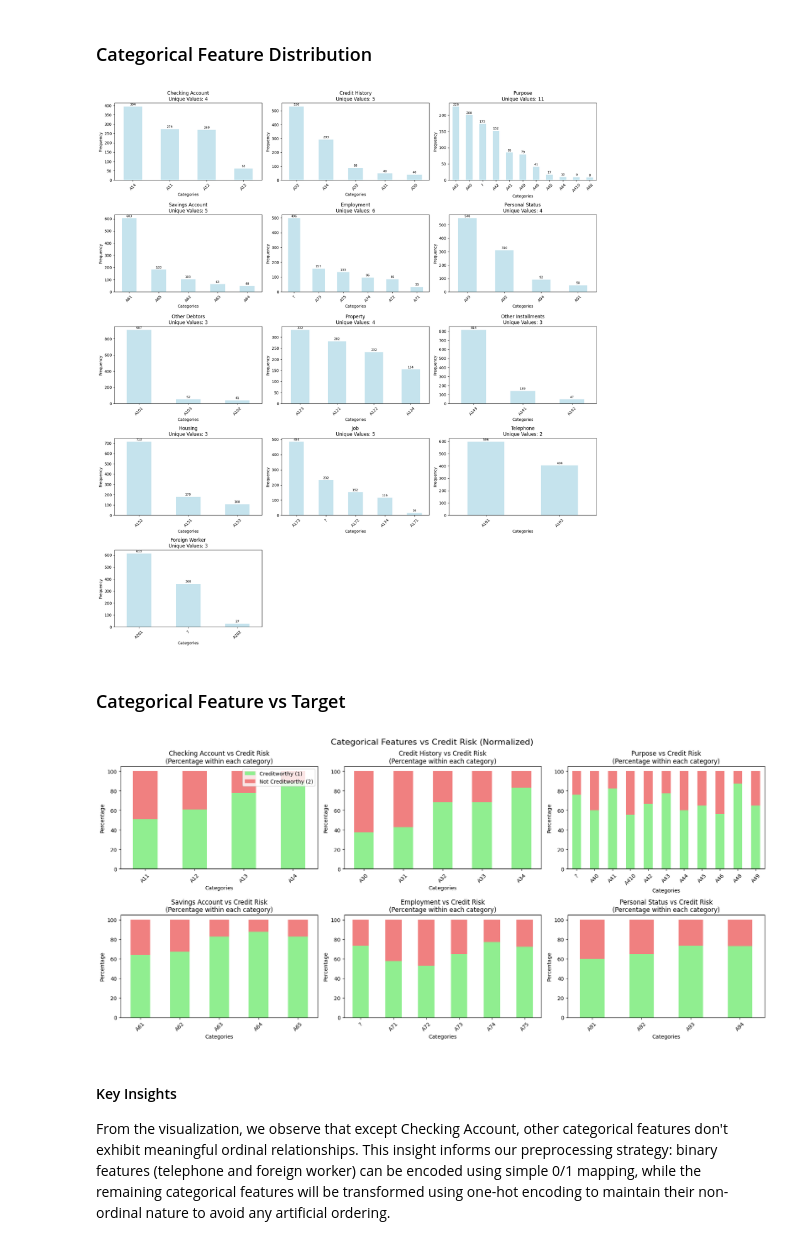
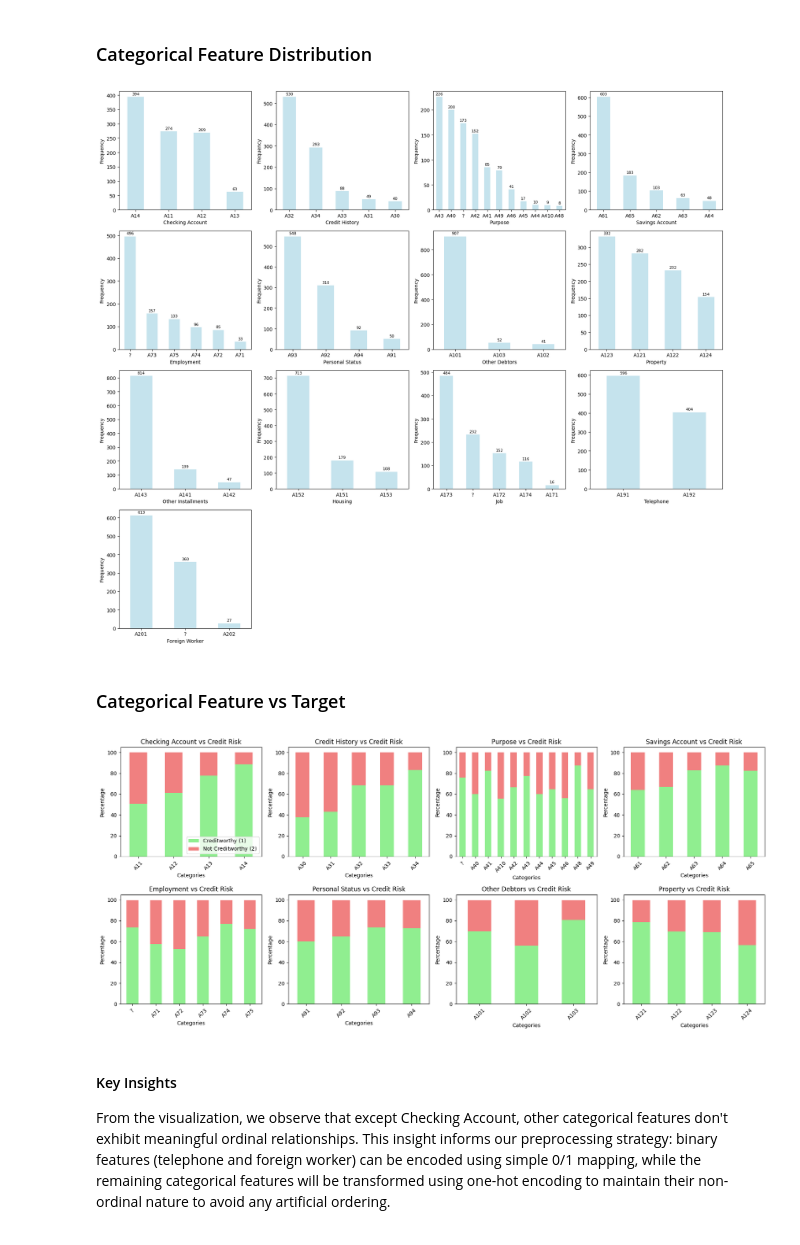
Before and after one commit to lam1aa/ML, a Jupyter notebook: credit_risk.ipynb, the cells around one changed output. Saved outputs shown, nothing was run; the diff lists cells and outputs as text; code cells hidden in the pictures.

```diff
--- a/credit_risk.ipynb
+++ b/credit_risk.ipynb
@@ -196,7 +185,7 @@ Categorical features (13): ['checking_account', 'credit_history', 'purpose', 'sa
 # %% [markdown]
 ### Numerical Feature Distribution
 # %%
-fig, axes = plt.subplots(3, 3, figsize=(18, 15))
+fig, axes = plt.subplots(2, 4, figsize=(18, 8))
 axes = axes.flatten()
 
 for i, feature in enumerate(numerical_features):
@@ -207,7 +196,7 @@ for i, feature in enumerate(numerical_features):
         feature_data = data[feature]
 
         # Histogram
-        ax.hist(feature_data, bins=20, alpha=0.7, color='Skyblue', edgecolor='black')
+        ax.hist(feature_data, bins=20, alpha=0.7, color='Skyblue', edgecolor='gray')
         ax.set_xlabel(feature.replace('_', ' ').title())
         ax.set_ylabel('Frequency')
 
@@ -231,7 +220,7 @@ Duration, credit_amount, and age indicate right-skewed distributions. These cont
 ### Categorical Feature Distribution
 # %%
 n_categorical = len(categorical_features)
-n_cols = 3
+n_cols = 4
 n_rows = (n_categorical + n_cols - 1) // n_cols
 
 fig, axes = plt.subplots(n_rows, n_cols, figsize=(18, 4 * n_rows))
@@ -246,10 +235,9 @@ for i, feature in enumerate(categorical_features):
 
         # Bar plot
         feature_counts.plot(kind='bar', ax=ax, color='lightblue', alpha=0.7)
-        ax.set_title(f'{feature.replace("_", " ").title()}\nUnique Values: {data[feature].nunique()}')
-        ax.set_xlabel('Categories')
+        ax.set_xlabel(f'{feature.replace("_", " ").title()}')
         ax.set_ylabel('Frequency')
-        ax.tick_params(axis='x', rotation=45)
+        ax.tick_params(axis='x', rotation=0)
 
         # Add value counts on bars
         for j, (category, count) in enumerate(feature_counts.items()):
@@ -263,37 +251,36 @@ for i in range(len(categorical_features), len(axes)):
 plt.tight_layout()
 plt.show()
 # %% [output]
-[figure, old version]
+[figure, new version]
 # %% [markdown]
 ### Categorical Feature vs Target
 # %%
-fig, axes = plt.subplots(2, 3, figsize=(18,8))
+fig, axes = plt.subplots(2, 4, figsize=(18,8))
 axes = axes.flatten()
 
 for i, feature in enumerate(categorical_features):
     if i < len(axes):
         ax = axes[i]
 
         # Create stacked bar chart
         cross_tab = pd.crosstab(data[feature].fillna('Missing'), data['target'], normalize='index') * 100
 
         cross_tab.plot(kind='bar', stacked=True, ax=ax,
                       color=['lightgreen', 'lightcoral'],
                       legend=False if i != 0 else True)
 
-        ax.set_title(f'{feature.replace("_", " ").title()} vs Credit Risk\n(Percentage within each category)')
+        ax.set_title(f'{feature.replace("_", " ").title()} vs Credit Risk')
         ax.set_xlabel('Categories')
         ax.set_ylabel('Percentage')
         ax.tick_params(axis='x', rotation=45)
 
         if i == 0:
-            ax.legend(['Creditworthy (1)', 'Not Creditworthy (2)'], loc='upper right')
+            ax.legend(['Creditworthy (1)', 'Not Creditworthy (2)'], loc='lower right')
 
 plt.tight_layout()
-plt.suptitle('Categorical Features vs Credit Risk (Normalized)', y=1.02, fontsize=16)
 plt.show()
 # %% [output]
-[figure, old version]
+[figure, new version]
 # %% [markdown]
 #### Key Insights
 From the visualization, we observe that except Checking Account, other categorical features don't exhibit meaningful ordinal relationships. This insight informs our preprocessing strategy: binary features (telephone and foreign worker) can be encoded using simple 0/1 mapping, while the remaining categorical features will be transformed using one-hot encoding to maintain their non-ordinal nature to avoid any artificial ordering.
```
Also changed, not shown: parts of 30 cells of this notebook, 9 other files.
